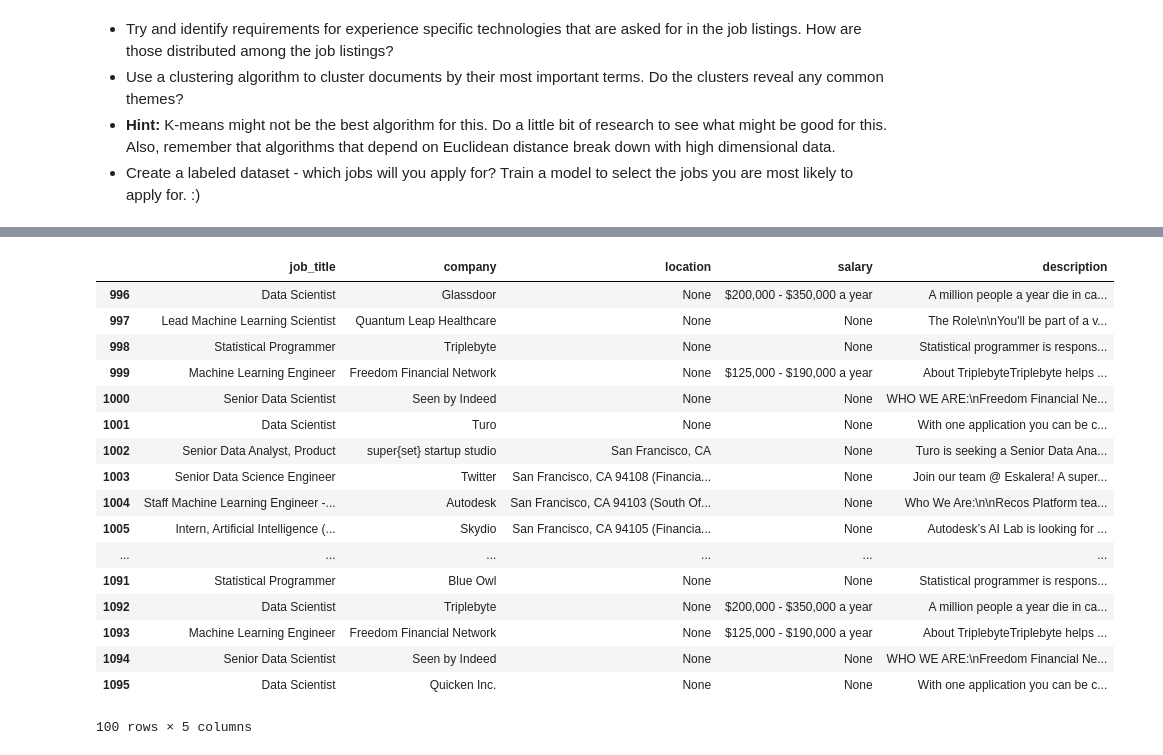
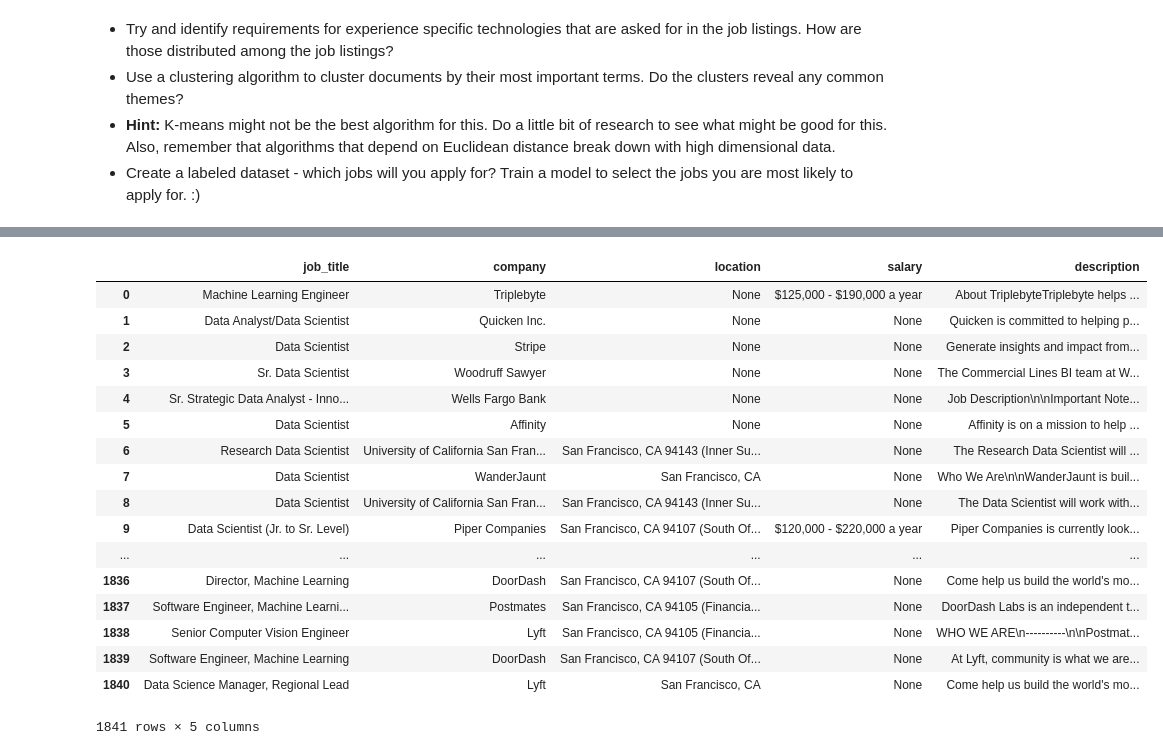
Before and after one commit to JimKing100/DS-Unit-4-Sprint-1-NLP, a Jupyter notebook: module2-vector-representations/LS_DS_412_Vector_Representations_Assignment.ipynb, the cells around one changed output, grey strips where cells are left out. Saved outputs shown, nothing was run; the diff lists cells and outputs as text; code cells hidden in the pictures.

```diff
--- a/module2-vector-representations/LS_DS_412_Vector_Representations_Assignment.ipynb
+++ b/module2-vector-representations/LS_DS_412_Vector_Representations_Assignment.ipynb
@@ -520,10 +531,23 @@ print(detail_data)
 # %%
-max_results = 500
+max_results = 1000
 title_name = "data+scientist"
 city_name = "San+Francisco"
 st_name = "CA"
 columns = ["city", "job_title", "company", "location", "salary", "description"]
 
+city_url = "https://www.indeed.com/jobs?q=" + title_name + \
+               "&l=" + city_name + "%2C+" + st_name
+page = requests.get(city_url)
+soup = BeautifulSoup(page.text, "html.parser")
+max_counter = extract_count(soup)
+counter = 0
+print(max_counter)
+
+job_title_list = []
+company_list = []
+location_list = []
+salary_list = []
+desc_list = []
 
 for start in range(0, max_results, 10):
     city_url = "https://www.indeed.com/jobs?q=" + title_name + \
@@ -540,6 +564,10 @@ for start in range(0, max_results, 10):
     add_urls = extract_url(soup)
     desc_list.extend(extract_desc(add_urls))
 
+    # counter = len(job_title_list)
+    # if counter >= max_counter:
+    #     break
+
 indeed_df = pd.DataFrame(list(zip(job_title_list, company_list, location_list,
                                   salary_list, desc_list)),
                          columns = ['job_title', 'company', 'location', 'salary', 'description'])
@@ -582,21 +592,21 @@ https://www.indeed.com/jobs?q=data+scientist&l=San+Francisco%2C+CA&start=490
 # %%
-indeed_df.tail(100)
+indeed_df
 # %% [output]
 |  | job_title | company | location | salary | description |
-| 996 | Data Scientist | Glassdoor | None | $200,000 - $350,000 a year | A million people a year die in ca... |
-| 997 | Lead Machine Learning Scientist | Quantum Leap Healthcare | None | None | The Role\n\nYou'll be part of a v... |
-| 998 | Statistical Programmer | Triplebyte | None | None | Statistical programmer is respons... |
-| 999 | Machine Learning Engineer | Freedom Financial Network | None | $125,000 - $190,000 a year | About TriplebyteTriplebyte helps ... |
-| 1000 | Senior Data Scientist | Seen by Indeed | None | None | WHO WE ARE:\nFreedom Financial Ne... |
-| 1001 | Data Scientist | Turo | None | None | With one application you can be c... |
-| 1002 | Senior Data Analyst, Product | super{set} startup studio | San Francisco, CA | None | Turo is seeking a Senior Data Ana... |
-| 1003 | Senior Data Science Engineer | Twitter | San Francisco, CA 94108 (Financia... | None | Join our team @ Eskalera! A super... |
-| 1004 | Staff Machine Learning Engineer -... | Autodesk | San Francisco, CA 94103 (South Of... | None | Who We Are:\n\nRecos Platform tea... |
-| 1005 | Intern, Artificial Intelligence (... | Skydio | San Francisco, CA 94105 (Financia... | None | Autodesk’s AI Lab is looking for ... |
+| 0 | Machine Learning Engineer | Triplebyte | None | $125,000 - $190,000 a year | About TriplebyteTriplebyte helps ... |
+| 1 | Data Analyst/Data Scientist | Quicken Inc. | None | None | Quicken is committed to helping p... |
+| 2 | Data Scientist | Stripe | None | None | Generate insights and impact from... |
+| 3 | Sr. Data Scientist | Woodruff Sawyer | None | None | The Commercial Lines BI team at W... |
+| 4 | Sr. Strategic Data Analyst - Inno... | Wells Fargo Bank | None | None | Job Description\n\nImportant Note... |
+| 5 | Data Scientist | Affinity | None | None | Affinity is on a mission to help ... |
+| 6 | Research Data Scientist | University of California San Fran... | San Francisco, CA 94143 (Inner Su... | None | The Research Data Scientist will ... |
+| 7 | Data Scientist | WanderJaunt | San Francisco, CA | None | Who We Are\n\nWanderJaunt is buil... |
+| 8 | Data Scientist | University of California San Fran... | San Francisco, CA 94143 (Inner Su... | None | The Data Scientist will work with... |
+| 9 | Data Scientist (Jr. to Sr. Level) | Piper Companies | San Francisco, CA 94107 (South Of... | $120,000 - $220,000 a year | Piper Companies is currently look... |
 | ... | ... | ... | ... | ... | ... |
-| 1091 | Statistical Programmer | Blue Owl | None | None | Statistical programmer is respons... |
-| 1092 | Data Scientist | Triplebyte | None | $200,000 - $350,000 a year | A million people a year die in ca... |
-| 1093 | Machine Learning Engineer | Freedom Financial Network | None | $125,000 - $190,000 a year | About TriplebyteTriplebyte helps ... |
-| 1094 | Senior Data Scientist | Seen by Indeed | None | None | WHO WE ARE:\nFreedom Financial Ne... |
-| 1095 | Data Scientist | Quicken Inc. | None | None | With one application you can be c... |
+| 1836 | Director, Machine Learning | DoorDash | San Francisco, CA 94107 (South Of... | None | Come help us build the world's mo... |
+| 1837 | Software Engineer, Machine Learni... | Postmates | San Francisco, CA 94105 (Financia... | None | DoorDash Labs is an independent t... |
+| 1838 | Senior Computer Vision Engineer | Lyft | San Francisco, CA 94105 (Financia... | None | WHO WE ARE\n----------\n\nPostmat... |
+| 1839 | Software Engineer, Machine Learning | DoorDash | San Francisco, CA 94107 (South Of... | None | At Lyft, community is what we are... |
+| 1840 | Data Science Manager, Regional Lead | Lyft | San Francisco, CA | None | Come help us build the world's mo... |
-100 rows × 5 columns
+1841 rows × 5 columns
```
Also changed, not shown: parts of 14 cells of this notebook.
